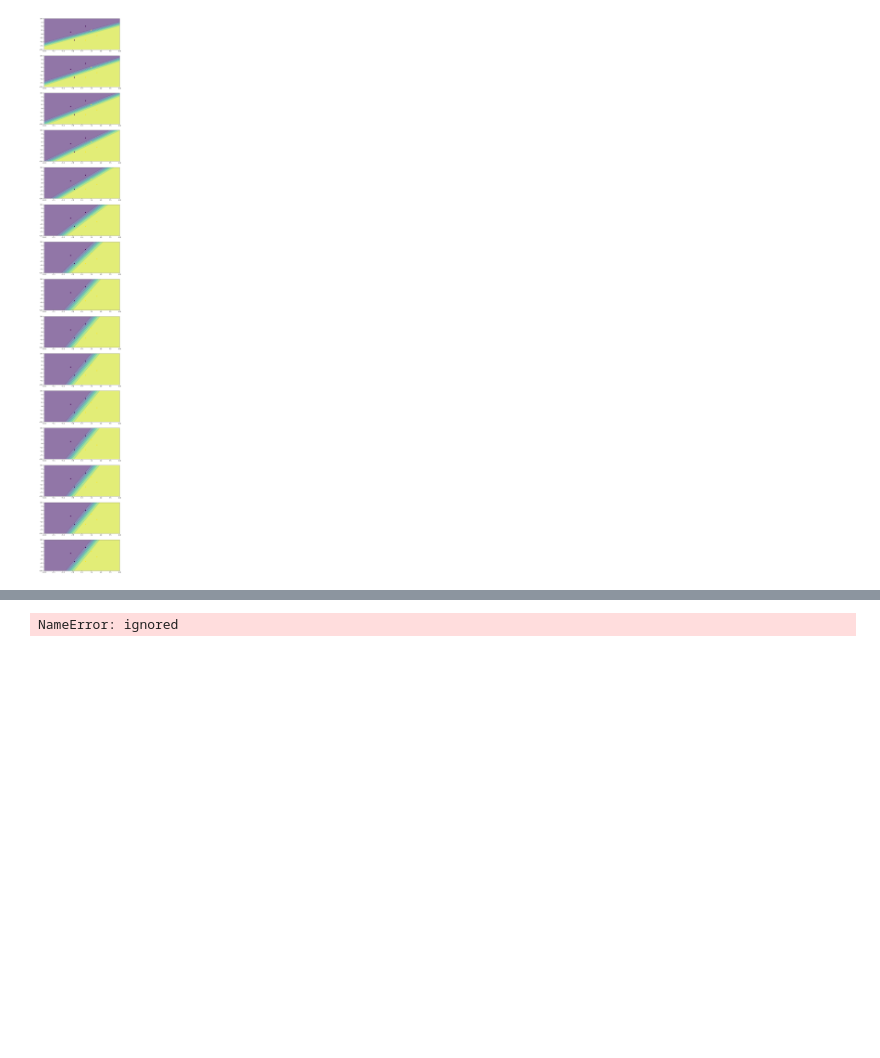
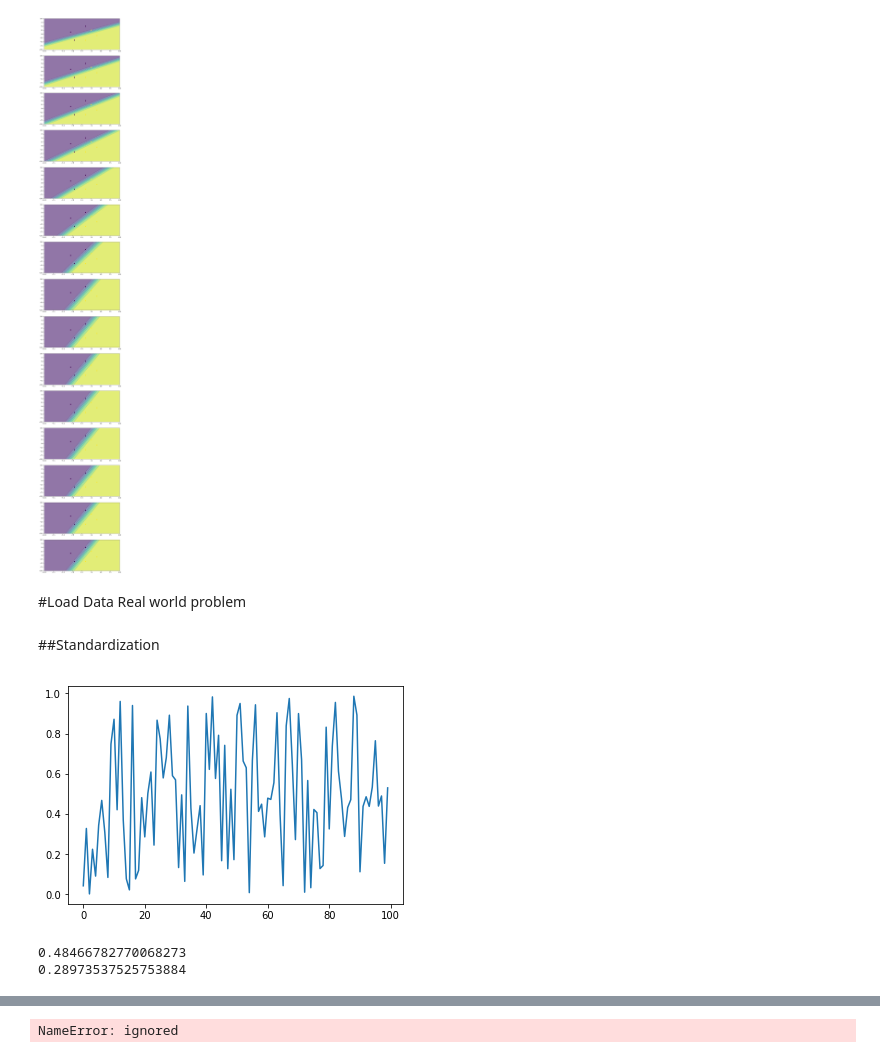
Before and after one commit to aborundiya/NeuralNetwork, a Jupyter notebook: gradientDescent.ipynb, the cells around one changed output, grey strips where cells are left out. Saved outputs shown, nothing was run; the diff lists cells and outputs as text; code cells hidden in the pictures; blank space fills up the shorter version.

```diff
--- a/gradientDescent.ipynb
+++ b/gradientDescent.ipynb
@@ -189,3 +192,5 @@ for i in range(N):
 [[ 1.73654061 -0.58591357]] [-0.11956404]
 [[ 1.74916812 -0.58985117]] [-0.13715035]
 [figure]
+# %% [markdown]
+#Load Data Real world problem
@@ -191,0 +207,13 @@ for i in range(N):
+# %% [markdown]
+##Standardization
+# %%
+from sklearn.preprocessing import StandardScaler
+R = np.random.random([100,1])
+plt.plot(R)
+plt.show()
+print(np.mean(R))
+print(np.std(R))
+# %% [output]
+[figure, added]
+0.48466782770068273
+0.28973537525753884
```
Also changed, not shown: parts of 7 cells of this notebook.
